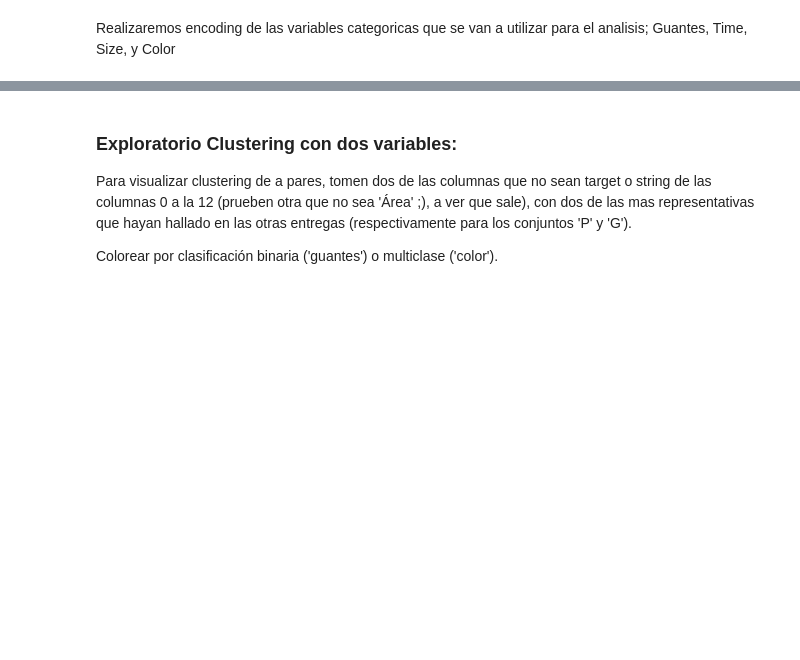
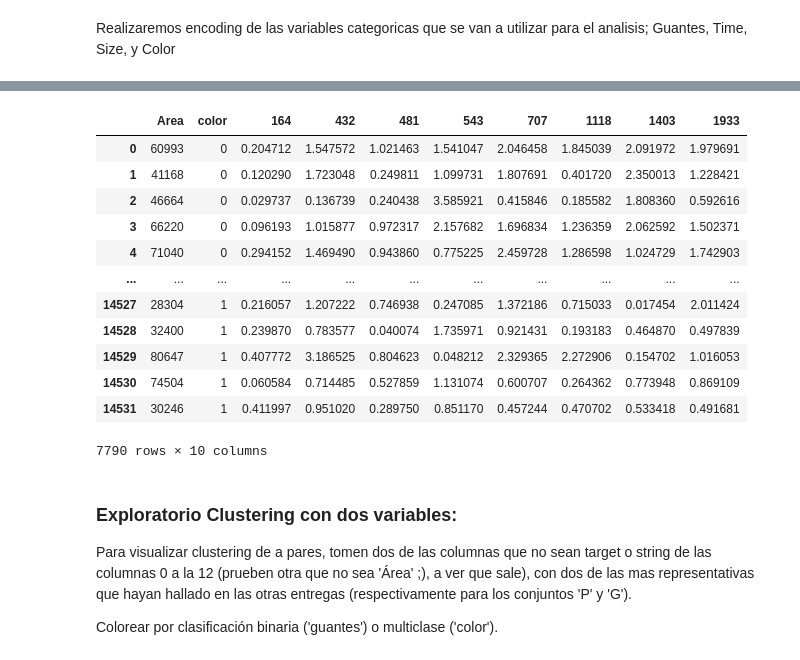
Before and after one commit to nachitog83/mentoria_img, a Jupyter notebook: 5_Aprendizaje_NO_Supervisado/7_Aprendizaje_NO_Supervisado_ver1.ipynb, the cells around one changed output, grey strips where cells are left out. Drawn from its saved outputs; the diff is of its cells as text; code cells hidden in the pictures; blank space fills up the shorter version.

```diff
--- a/5_Aprendizaje_NO_Supervisado/7_Aprendizaje_NO_Supervisado_ver1.ipynb
+++ b/5_Aprendizaje_NO_Supervisado/7_Aprendizaje_NO_Supervisado_ver1.ipynb
@@ -186,4 +185,20 @@ X_P.iloc[:,colsP]
 7407 rows × 10 columns
+# %%
+X_G.iloc[:,colsG]
+# %% [output]
+|  | Area | color | 164 | 432 | 481 | 543 | 707 | 1118 | 1403 | 1933 |
+| 0 | 60993 | 0 | 0.204712 | 1.547572 | 1.021463 | 1.541047 | 2.046458 | 1.845039 | 2.091972 | 1.979691 |
+| 1 | 41168 | 0 | 0.120290 | 1.723048 | 0.249811 | 1.099731 | 1.807691 | 0.401720 | 2.350013 | 1.228421 |
+| 2 | 46664 | 0 | 0.029737 | 0.136739 | 0.240438 | 3.585921 | 0.415846 | 0.185582 | 1.808360 | 0.592616 |
+| 3 | 66220 | 0 | 0.096193 | 1.015877 | 0.972317 | 2.157682 | 1.696834 | 1.236359 | 2.062592 | 1.502371 |
+| 4 | 71040 | 0 | 0.294152 | 1.469490 | 0.943860 | 0.775225 | 2.459728 | 1.286598 | 1.024729 | 1.742903 |
+| ... | ... | ... | ... | ... | ... | ... | ... | ... | ... | ... |
+| 14527 | 28304 | 1 | 0.216057 | 1.207222 | 0.746938 | 0.247085 | 1.372186 | 0.715033 | 0.017454 | 2.011424 |
+| 14528 | 32400 | 1 | 0.239870 | 0.783577 | 0.040074 | 1.735971 | 0.921431 | 0.193183 | 0.464870 | 0.497839 |
+| 14529 | 80647 | 1 | 0.407772 | 3.186525 | 0.804623 | 0.048212 | 2.329365 | 2.272906 | 0.154702 | 1.016053 |
+| 14530 | 74504 | 1 | 0.060584 | 0.714485 | 0.527859 | 1.131074 | 0.600707 | 0.264362 | 0.773948 | 0.869109 |
+| 14531 | 30246 | 1 | 0.411997 | 0.951020 | 0.289750 | 0.851170 | 0.457244 | 0.470702 | 0.533418 | 0.491681 |
+7790 rows × 10 columns
 # %% [markdown]
 ### Exploratorio Clustering con dos variables:
 
```
Also changed, not shown: parts of 7 cells of this notebook.
